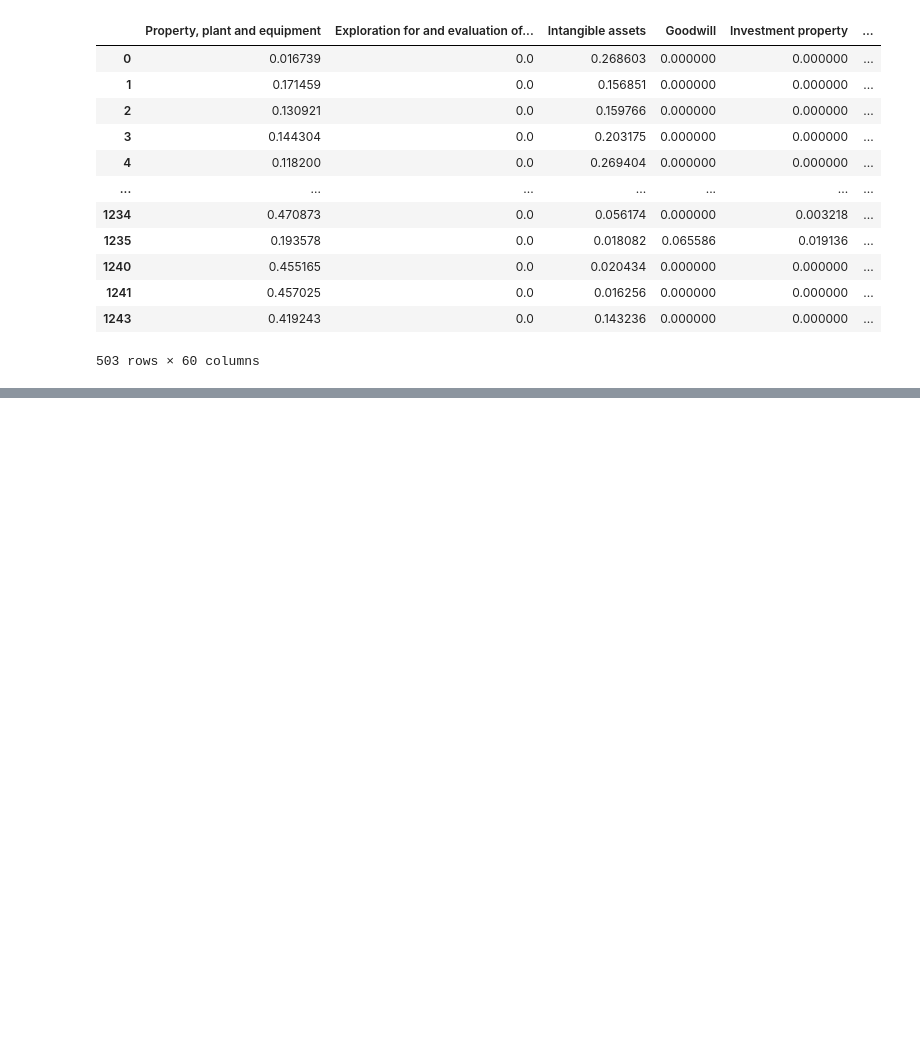
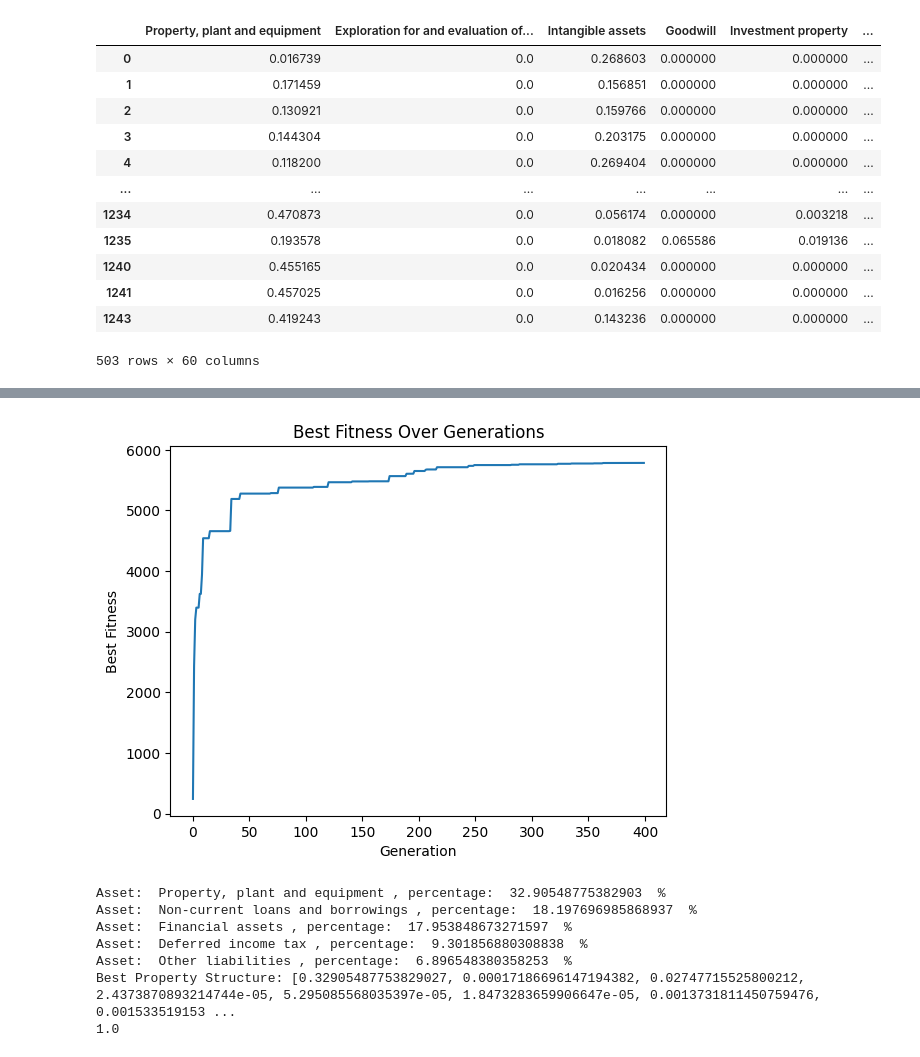
Before and after one commit to MehowBd/Evolutionary-optimization-of-the-capital-and-asset-structure, a Jupyter notebook: main.ipynb, the cells around one changed output, grey strips where cells are left out. Cells and saved outputs as stored; diff of their text form; code cells hidden in the pictures; blank space fills up the shorter version.

```diff
--- a/main.ipynb
+++ b/main.ipynb
@@ -260,0 +286,14 @@ Generation 158, Best Fitness: 3087.0722152588964, Best Individual: [0.4213034137
+# %%
+model = models['Gradient Boosting']
+best_property_structure = evolutionary_algorithm(num_generations, population_size, num_properties, mutation_rate, model)
+print('Best Property Structure:', best_property_structure)
+print(np.sum(best_property_structure))
+# %% [output]
+[figure, added]
+Asset:  Property, plant and equipment , percentage:  32.90548775382903  %
+Asset:  Non-current loans and borrowings , percentage:  18.197696985868937  %
+Asset:  Financial assets , percentage:  17.953848673271597  %
+Asset:  Deferred income tax , percentage:  9.301856880308838  %
+Asset:  Other liabilities , percentage:  6.896548380358253  %
+Best Property Structure: [0.32905487753829027, 0.00017186696147194382, 0.02747715525800212, 2.4373870893214744e-05, 5.295085568035397e-05, 1.8473283659906647e-05, 0.0013731811450759476, 0.001533519153 ...
+1.0
```
Also changed, not shown: parts of 6 cells of this notebook.
